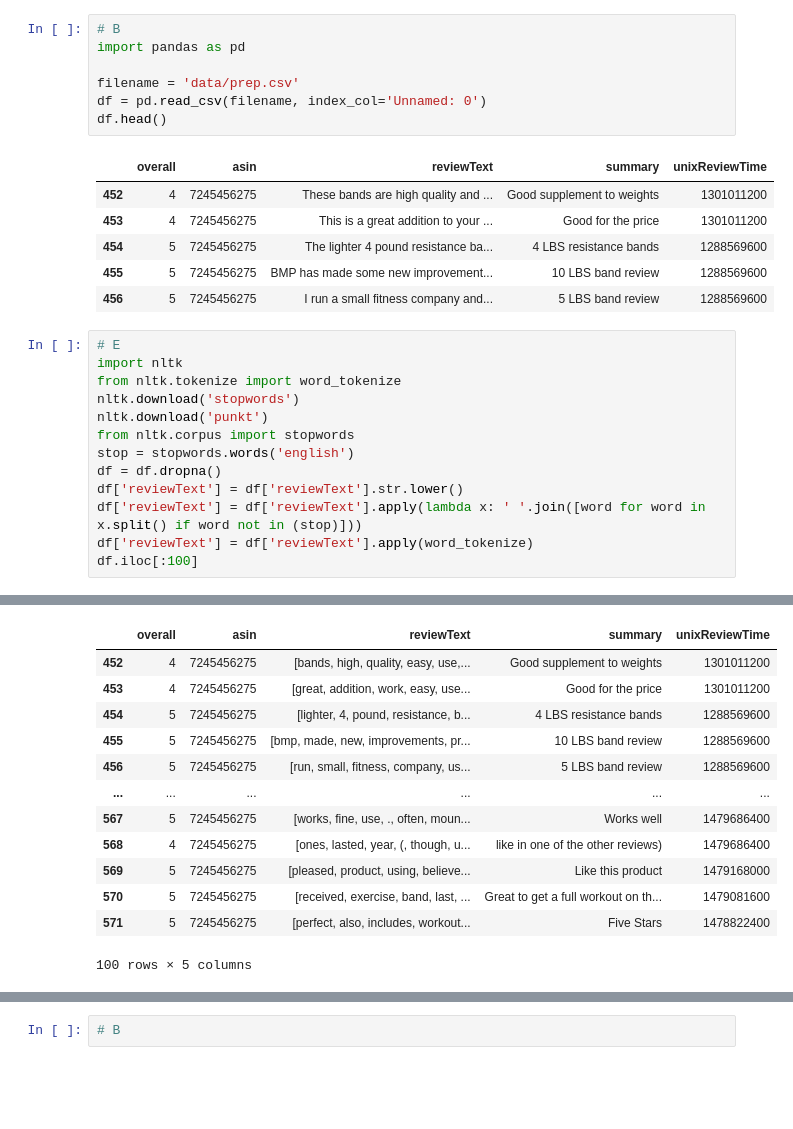
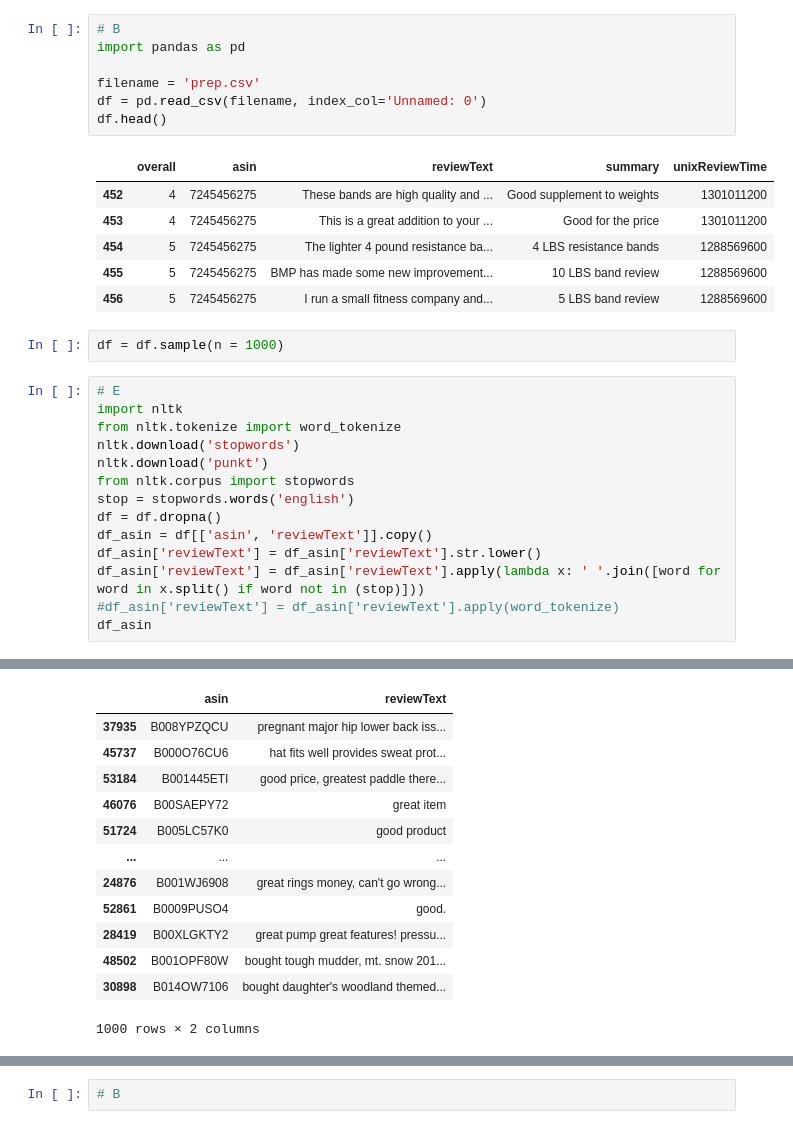
Before and after one commit to bofanh/CSCI_626_Information_Retrieval, a Jupyter notebook: IRProject.ipynb, the cells around one changed output, grey strips where cells are left out. Saved outputs shown, nothing was run; the diff lists cells and outputs as text; blank space fills up the shorter version.

```diff
--- a/IRProject.ipynb
+++ b/IRProject.ipynb
@@ -9,7 +9,7 @@
 # B
 import pandas as pd
 
-filename = 'data/prep.csv'
+filename = 'prep.csv'
 df = pd.read_csv(filename, index_col='Unnamed: 0')
 df.head()
 # %% [output]
@@ -19,6 +19,8 @@ df.head()
 | 454 | 5 | 7245456275 | The lighter 4 pound resistance ba... | 4 LBS resistance bands | 1288569600 |
 | 455 | 5 | 7245456275 | BMP has made some new improvement... | 10 LBS band review | 1288569600 |
 | 456 | 5 | 7245456275 | I run a small fitness company and... | 5 LBS band review | 1288569600 |
+# %%
+df = df.sample(n = 1000)
 # %%
 # E
 import nltk
@@ -28,8 +30,9 @@ nltk.download('punkt')
 from nltk.corpus import stopwords
 stop = stopwords.words('english')
 df = df.dropna()
-df['reviewText'] = df['reviewText'].str.lower()
-df['reviewText'] = df['reviewText'].apply(lambda x: ' '.join([word for word in x.split() if word not in (stop)]))
-df['reviewText'] = df['reviewText'].apply(word_tokenize)
-df.iloc[:100]
+df_asin = df[['asin', 'reviewText']].copy()
+df_asin['reviewText'] = df_asin['reviewText'].str.lower()
+df_asin['reviewText'] = df_asin['reviewText'].apply(lambda x: ' '.join([word for word in x.split() if word not in (stop)]))
+#df_asin['reviewText'] = df_asin['reviewText'].apply(word_tokenize)
+df_asin
 # %% [output]
@@ -40,13 +44,13 @@ df.iloc[:100]
-|  | overall | asin | reviewText | summary | unixReviewTime |
-| 452 | 4 | 7245456275 | [bands, high, quality, easy, use,... | Good supplement to weights | 1301011200 |
-| 453 | 4 | 7245456275 | [great, addition, work, easy, use... | Good for the price | 1301011200 |
-| 454 | 5 | 7245456275 | [lighter, 4, pound, resistance, b... | 4 LBS resistance bands | 1288569600 |
-| 455 | 5 | 7245456275 | [bmp, made, new, improvements, pr... | 10 LBS band review | 1288569600 |
-| 456 | 5 | 7245456275 | [run, small, fitness, company, us... | 5 LBS band review | 1288569600 |
-| ... | ... | ... | ... | ... | ... |
-| 567 | 5 | 7245456275 | [works, fine, use, ., often, moun... | Works well | 1479686400 |
-| 568 | 4 | 7245456275 | [ones, lasted, year, (, though, u... | like in one of the other reviews) | 1479686400 |
-| 569 | 5 | 7245456275 | [pleased, product, using, believe... | Like this product | 1479168000 |
-| 570 | 5 | 7245456275 | [received, exercise, band, last, ... | Great to get a full workout on th... | 1479081600 |
-| 571 | 5 | 7245456275 | [perfect, also, includes, workout... | Five Stars | 1478822400 |
+|  | asin | reviewText |
+| 37935 | B008YPZQCU | pregnant major hip lower back iss... |
+| 45737 | B000O76CU6 | hat fits well provides sweat prot... |
+| 53184 | B001445ETI | good price, greatest paddle there... |
+| 46076 | B00SAEPY72 | great item |
+| 51724 | B005LC57K0 | good product |
+| ... | ... | ... |
+| 24876 | B001WJ6908 | great rings money, can't go wrong... |
+| 52861 | B0009PUSO4 | good. |
+| 28419 | B00XLGKTY2 | great pump great features! pressu... |
+| 48502 | B001OPF80W | bought tough mudder, mt. snow 201... |
+| 30898 | B014OW7106 | bought daughter's woodland themed... |
-100 rows × 5 columns
+1000 rows × 2 columns
```
Also changed, not shown: parts of 6 cells of this notebook.
